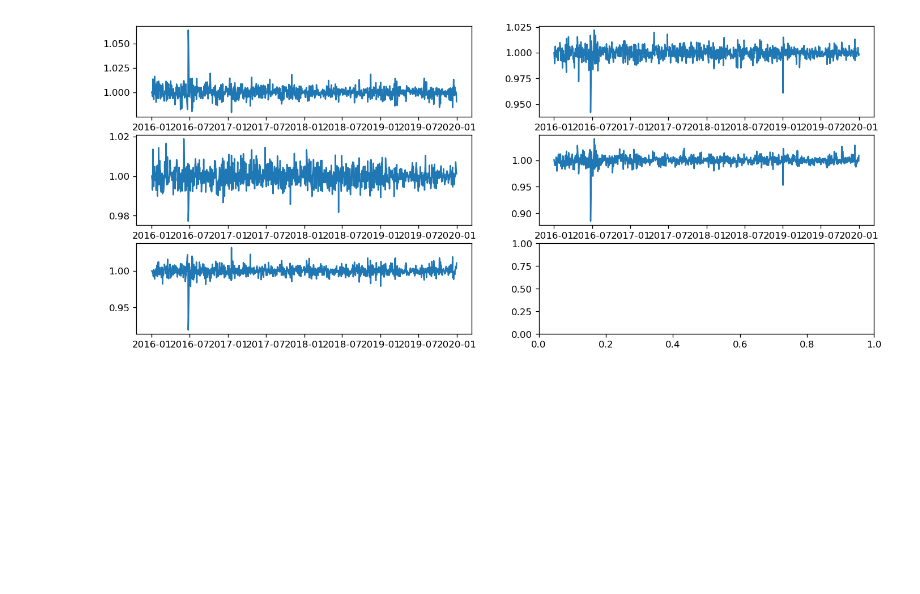
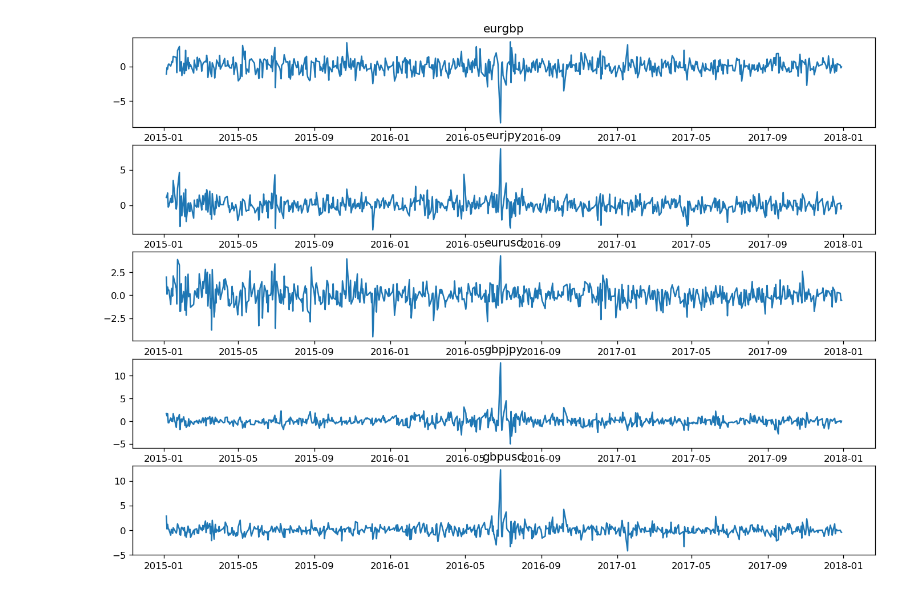
Before and after one commit to navin9292/Google_Wavenet-_Model, a Jupyter notebook: var_final.ipynb, the cells around one changed output. Cells and saved outputs as stored; diff of their text form; code cells hidden in the pictures; blank space fills up the shorter version.

```diff
--- a/var_final.ipynb
+++ b/var_final.ipynb
@@ -302,12 +208,9 @@ ret_data_cur.columns = ['eurgbp', 'eurjpy', 'eurusd', 'gbpjpy', 'gbpusd']
-# %%
-## Visualizing time series
-fig, axes = plt.subplots(nrows = 3, ncols = 2, dpi = 120, figsize = (14,6))
-axes[0][0].plot(eurgbp_ret)
-axes[0][1].plot(eurjpy_ret)
-axes[1][0].plot(eurusd_ret)
-axes[1][1].plot(gbpjpy_ret)
-axes[2][0].plot(gbpusd_ret)
-plt.show()
-# %% [output]
-[figure, removed]
+# %%
+## Plotting
+fig, axes = plt.subplots(nrows = len(currencies), dpi = 120, figsize = (14, 10))
+for ax, cur in zip(axes, currencies):
+    ax.plot(data_tr[cur])
+    ax.set_title(cur)
+# %% [output]
+[figure, added]
 # %%
```
Also changed, not shown: parts of 43 cells of this notebook.
